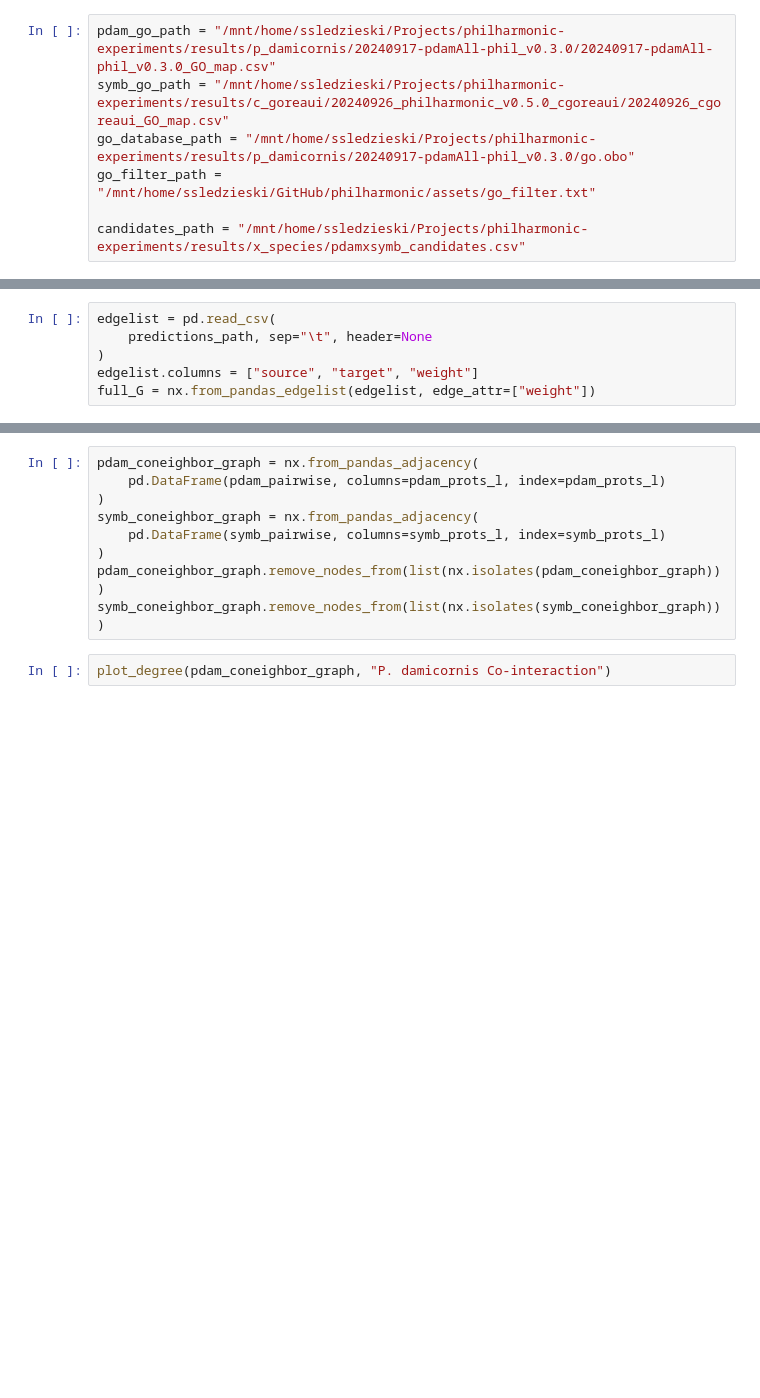
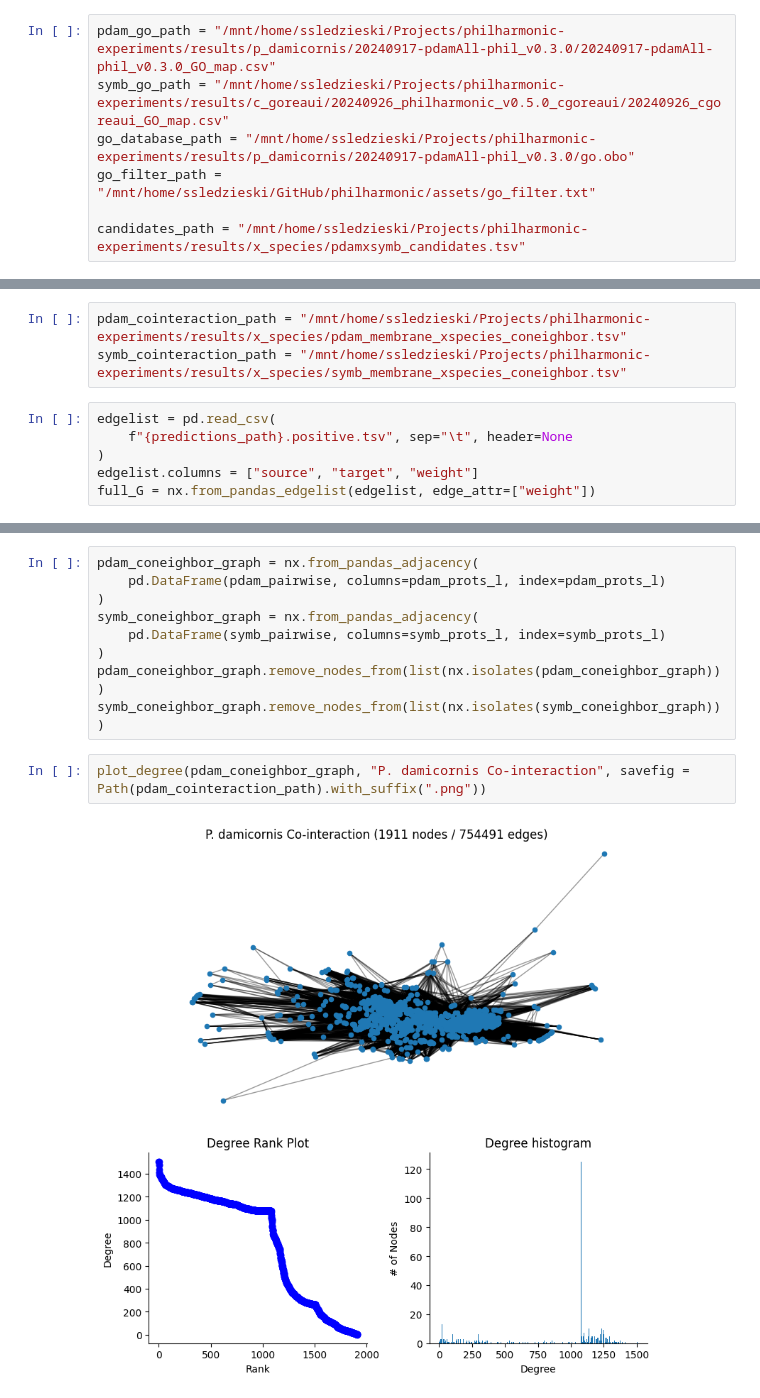
Before and after one commit to samsledje/philharmonic, a Jupyter notebook: nb/05_cross_species_analysis.ipynb, the cells around one changed output, grey strips where cells are left out. Saved outputs shown, nothing was run; the diff lists cells and outputs as text; blank space fills up the shorter version.

Commit message:
xspecies network analysis updated

```diff
--- a/nb/05_cross_species_analysis.ipynb
+++ b/nb/05_cross_species_analysis.ipynb
@@ -78,7 +79,7 @@ symb_go_path = "/mnt/home/ssledzieski/Projects/philharmonic-experiments/results/
 go_database_path = "/mnt/home/ssledzieski/Projects/philharmonic-experiments/results/p_damicornis/20240917-pdamAll-phil_v0.3.0/go.obo"
 go_filter_path = "/mnt/home/ssledzieski/GitHub/philharmonic/assets/go_filter.txt"
 
-candidates_path = "/mnt/home/ssledzieski/Projects/philharmonic-experiments/results/x_species/pdamxsymb_candidates.csv"
+candidates_path = "/mnt/home/ssledzieski/Projects/philharmonic-experiments/results/x_species/pdamxsymb_candidates.tsv"
 # %%
 pdam_filtered = filter_proteins_GO(pdam_membrane["Protein_ID"], pdam_go_path, go_database_path, go_filter_path)
 symb_filtered = filter_proteins_GO(symb_membrane["Protein_ID"], symb_go_path, go_database_path, go_filter_path)
@@ -112,9 +113,12 @@ dscript predict --model samsl/dscript_human_v1 --seqs /mnt/home/ssledzieski/Proj
 ---
 # %% [markdown]
 ## Construct Co-interaction Networks
+# %%
+pdam_cointeraction_path = "/mnt/home/ssledzieski/Projects/philharmonic-experiments/results/x_species/pdam_membrane_xspecies_coneighbor.tsv"
+symb_cointeraction_path = "/mnt/home/ssledzieski/Projects/philharmonic-experiments/results/x_species/symb_membrane_xspecies_coneighbor.tsv"
 # %%
 edgelist = pd.read_csv(
-    predictions_path, sep="\t", header=None
+    f"{predictions_path}.positive.tsv", sep="\t", header=None
 )
 edgelist.columns = ["source", "target", "weight"]
 full_G = nx.from_pandas_edgelist(edgelist, edge_attr=["weight"])
@@ -151,5 +155,7 @@ symb_coneighbor_graph = nx.from_pandas_adjacency(
 pdam_coneighbor_graph.remove_nodes_from(list(nx.isolates(pdam_coneighbor_graph)))
 symb_coneighbor_graph.remove_nodes_from(list(nx.isolates(symb_coneighbor_graph)))
 # %%
-plot_degree(pdam_coneighbor_graph, "P. damicornis Co-interaction")
+plot_degree(pdam_coneighbor_graph, "P. damicornis Co-interaction", savefig = Path(pdam_cointeraction_path).with_suffix(".png"))
+# %% [output]
+[figure, added]
 # %%
```
Also changed, not shown: parts of 8 cells of this notebook, 4 other files.
